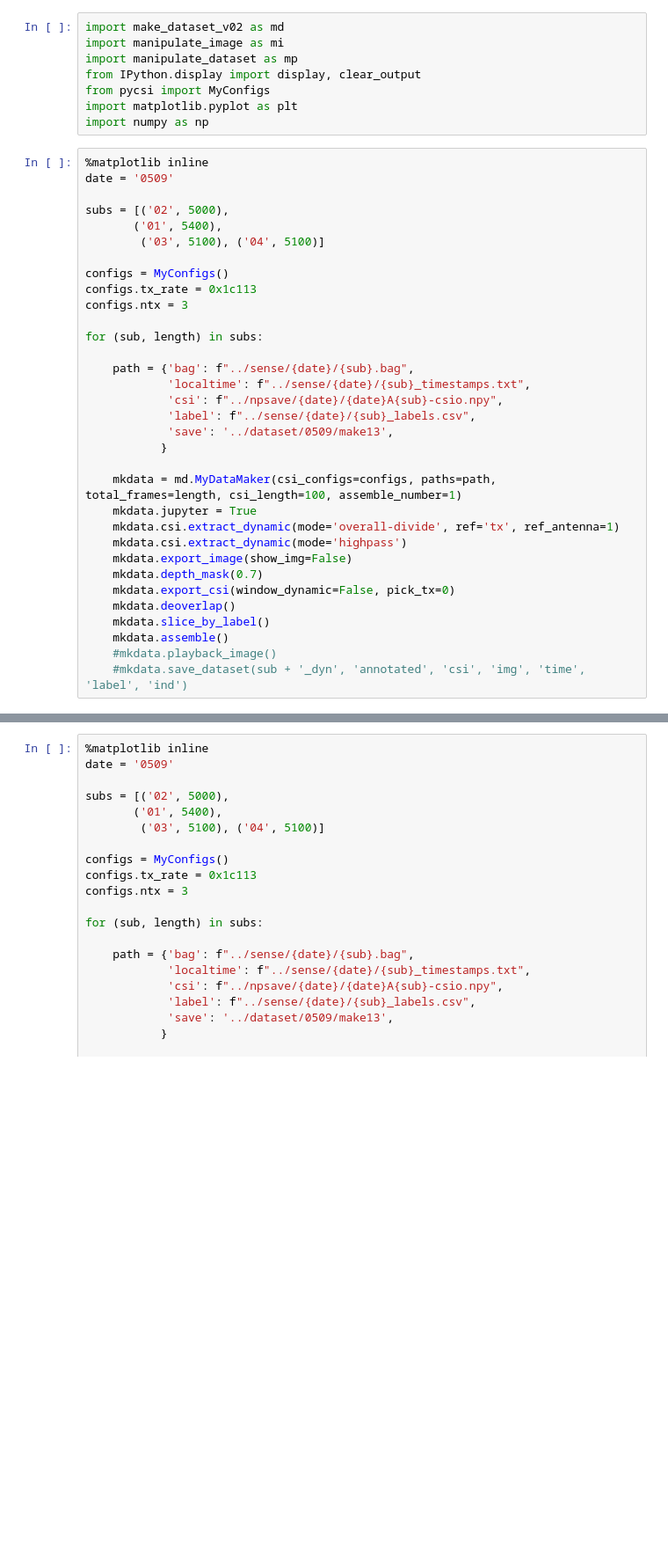
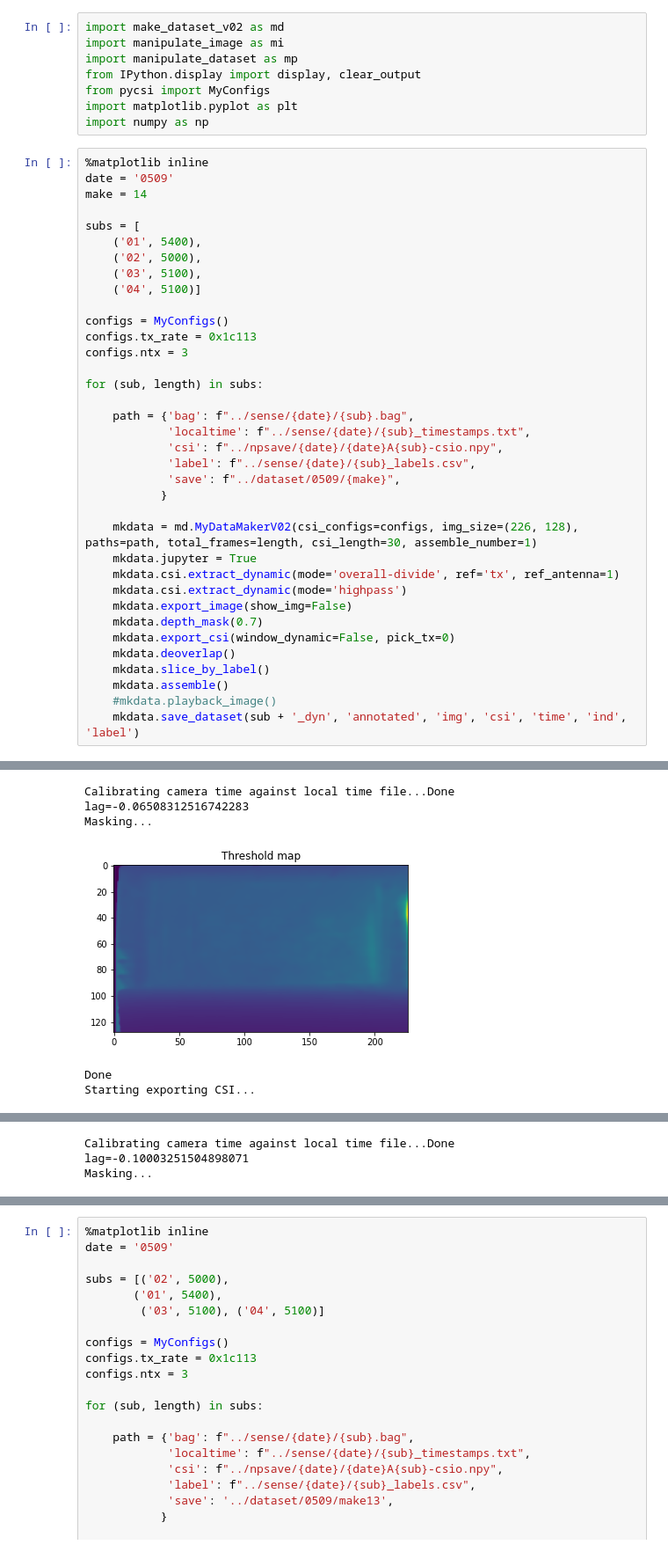
Before and after one commit to MilkywayCocktail/CSI-python, a Jupyter notebook: Script-MakeDataset.ipynb, the cells around one changed output, grey strips where cells are left out. Shown at 88% size. Saved outputs shown, nothing was run; the diff lists cells and outputs as text; blank space fills up the shorter version.

```diff
--- a/Script-MakeDataset.ipynb
+++ b/Script-MakeDataset.ipynb
@@ -9,10 +9,13 @@ import numpy as np
 # %%
 %matplotlib inline
 date = '0509'
+make = 14
 
-subs = [('02', 5000),
-       ('01', 5400),
-        ('03', 5100), ('04', 5100)]
+subs = [
+    ('01', 5400),
+    ('02', 5000),
+    ('03', 5100),
+    ('04', 5100)]
 
 configs = MyConfigs()
 configs.tx_rate = 0x1c113
@@ -24,10 +27,10 @@ for (sub, length) in subs:
             'localtime': f"../sense/{date}/{sub}_timestamps.txt",
             'csi': f"../npsave/{date}/{date}A{sub}-csio.npy",
             'label': f"../sense/{date}/{sub}_labels.csv",
-            'save': '../dataset/0509/make13',
+            'save': f"../dataset/0509/{make}",
            }
 
-    mkdata = md.MyDataMaker(csi_configs=configs, paths=path, total_frames=length, csi_length=100, assemble_number=1)
+    mkdata = md.MyDataMakerV02(csi_configs=configs, img_size=(226, 128), paths=path, total_frames=length, csi_length=30, assemble_number=1)
     mkdata.jupyter = True
     mkdata.csi.extract_dynamic(mode='overall-divide', ref='tx', ref_antenna=1)
     mkdata.csi.extract_dynamic(mode='highpass')
@@ -38,4 +41,5 @@ for (sub, length) in subs:
     mkdata.slice_by_label()
     mkdata.assemble()
     #mkdata.playback_image()
-    #mkdata.save_dataset(sub + '_dyn', 'annotated', 'csi', 'img', 'time', 'label', 'ind')
+    mkdata.save_dataset(sub + '_dyn', 'annotated', 'img', 'csi', 'time', 'ind', 'label')
+# %% [output]
@@ -41,0 +57,6 @@ for (sub, length) in subs:
+Calibrating camera time against local time file...Done
+lag=-0.06508312516742283
+Masking...
+[figure, added]
+Done
+Starting exporting CSI...
@@ -41,0 +78,3 @@ for (sub, length) in subs:
+Calibrating camera time against local time file...Done
+lag=-0.10003251504898071
+Masking...
```
Also changed, not shown: parts of 3 cells of this notebook.
